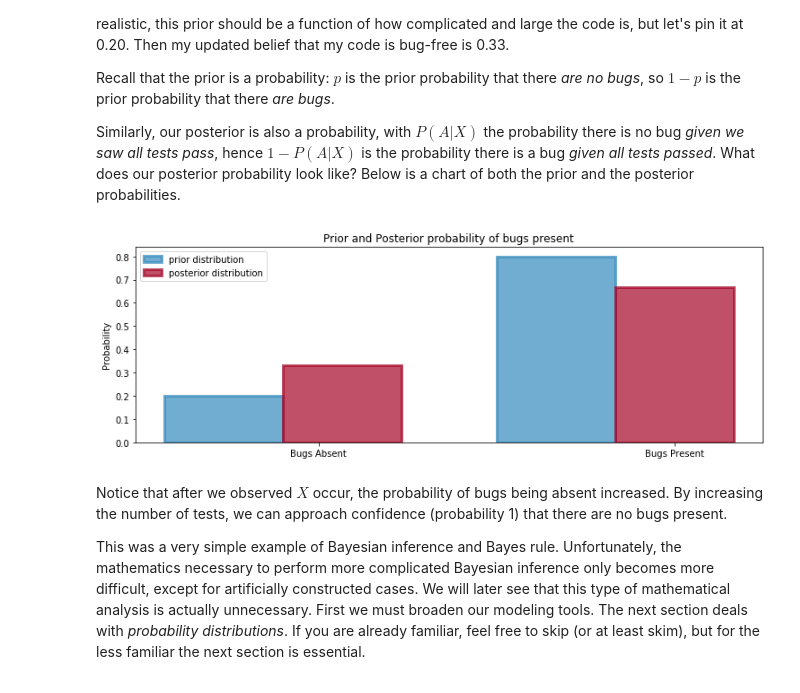
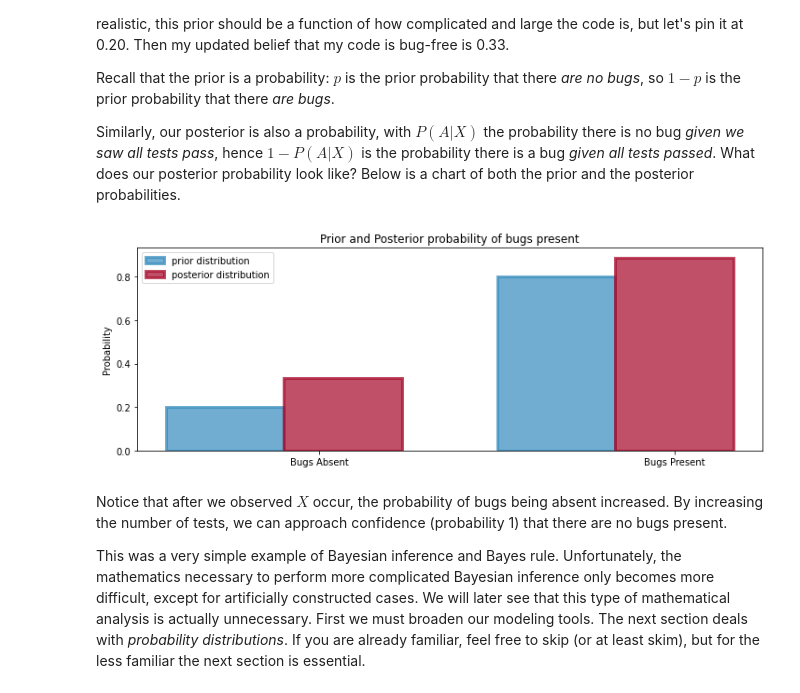
Before and after one commit to acatovic/Probabilistic-Programming-and-Bayesian-Methods-for-Hackers, a Jupyter notebook: Chapter1_Introduction/Ch1_Introduction_NumPyro.ipynb, the cells around one changed output. Saved outputs shown, nothing was run; the diff lists cells and outputs as text; code cells hidden in the pictures.

```diff
--- a/Chapter1_Introduction/Ch1_Introduction_NumPyro.ipynb
+++ b/Chapter1_Introduction/Ch1_Introduction_NumPyro.ipynb
@@ -152,4 +160,7 @@ P(A | X) & = \frac{1\cdot p}{ 1\cdot p +0.5 (1-p) } \\\\
 & = \frac{ 2 p}{1+p}
 \end{align}
 This is the posterior probability. What does it look like as a function of our prior, $p \in [0,1]$?
+# %%
+def posterior(p):
+    return 2. * p / (1 + p)
 # %%
@@ -171,26 +186,24 @@ Recall that the prior is a probability: $p$ is the prior probability that there
 
 Similarly, our posterior is also a probability, with $P(A | X)$ the probability there is no bug *given we saw all tests pass*, hence $1-P(A|X)$ is the probability there is a bug *given all tests passed*. What does our posterior probability look like? Below is a chart of both the prior and the posterior probabilities.
 # %%
-figsize(12.5, 4)
+plt.figure(figsize=(12, 4))
+
 colours = ["#348ABD", "#A60628"]
 
-prior = [0.20, 0.80]
-posterior = [1./3, 2./3]
-plt.bar([0, .7], prior, alpha=0.70, width=0.25,
-        color=colours[0], label="prior distribution",
-        lw="3", edgecolor=colours[0])
+priors = [0.20, 0.80]
+posteriors = [posterior(priors[0]), posterior(priors[1])]
+plt.bar([0, 0.7], priors, alpha=0.7, width=0.25, color=colours[0],
+        label="prior distribution", lw="3", edgecolor=colours[0])
 
-plt.bar([0+0.25, .7+0.25], posterior, alpha=0.7,
-        width=0.25, color=colours[1],
-        label="posterior distribution",
-        lw="3", edgecolor=colours[1])
+plt.bar([0 + 0.25, 0.7 + 0.25], posteriors, alpha=0.7, width=0.25, color=colours[1],
+        label="posterior distribution", lw="3", edgecolor=colours[1])
 
 plt.xticks([0.20, .95], ["Bugs Absent", "Bugs Present"])
 plt.title("Prior and Posterior probability of bugs present")
 plt.ylabel("Probability")
 plt.legend(loc="upper left");
 # %% [output]
-[figure, old version]
+[figure, new version]
 # %% [markdown]
 Notice that after we observed $X$ occur, the probability of bugs being absent increased. By increasing the number of tests, we can approach confidence (probability 1) that there are no bugs present.
 
```
Also changed, not shown: parts of 2 cells of this notebook.
